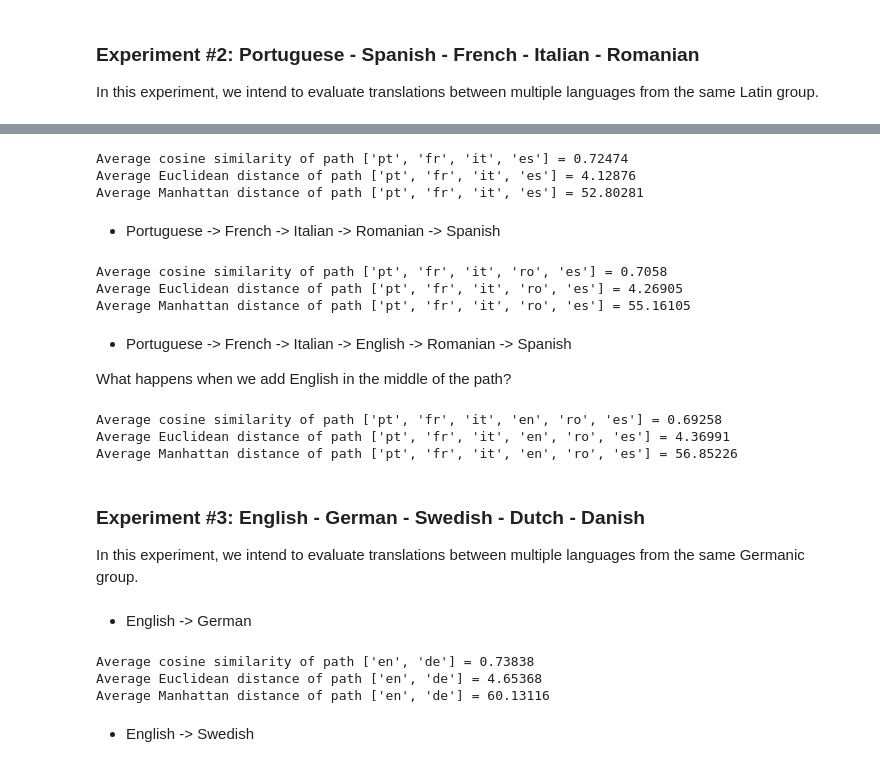
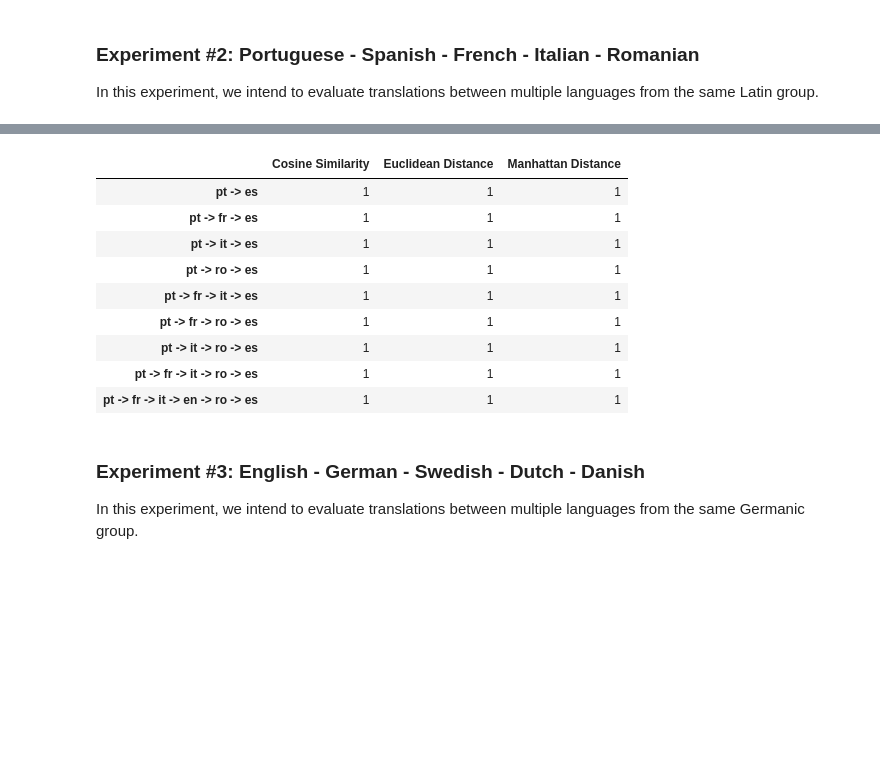
Before and after one commit to AlexSantoss/WordEmbedding-Translator, a Jupyter notebook: Translator.ipynb, the cells around one changed output, grey strips where cells are left out. Drawn from its saved outputs; the diff is of its cells as text; code cells hidden in the pictures; blank space fills up the shorter version.

Commit message:
+Method to avaliate multiple paths

```diff
--- a/Translator.ipynb
+++ b/Translator.ipynb
@@ -39,7 +39,7 @@ def load_files(model_path, sentences_path, limit = None):
 # %% [markdown]
 Defining data path.
 # %%
-FASTTEXT_PATH = 'Datasets/FastText/'
+FASTTEXT_PATH = 'datasets/'
 MASSIVE_PATH = 'Datasets/Amazon_Massive/'
 # %%
 PATHS = {
@@ -614,3 +595,29 @@ def avaliate_path(path):
+# %%
+def avaliate_possible_paths(languages):
+    '''
+    Avaliate possible paths from first to last language on the list, changing the languages in the middle
+
+    Params:
+    -languages: list of languages
+
+    Return:
+    -Dataframe with the score of each path on cossine similarity, euclidean distance and manhattan distance
+
+    Example of usage:
+    avaliate_paths(['pt', 'en', 'es'])
+    '''
+
+    start = languages[0]
+    end = languages[-1]
+
+    paths = [[start, end]]
+    for i in range(len(languages) -2 ):
+        for comb in it.combinations(languages[1:-1], i+1):
+            paths.append([start] + list(comb) + [end])
+
+    scores = [avaliate_path(p) for p in paths]
+    index = [ ' -> '.join(p) for p in paths]
+    return pd.DataFrame(data=scores, columns=['Cosine Similarity', 'Euclidean Distance', 'Manhattan Distance'], index=index)
 # %% [markdown]
 ## 6 - Experiments
 # %%
@@ -692,37 +645,21 @@ Average Manhattan distance of path ['pt', 'fr', 'es'] = 51.72228
-# %%
-avaliate_path(['pt', 'fr', 'it', 'es'])
-# %% [output]
-Average cosine similarity of path ['pt', 'fr', 'it', 'es'] = 0.72474
-Average Euclidean distance of path ['pt', 'fr', 'it', 'es'] = 4.12876
-Average Manhattan distance of path ['pt', 'fr', 'it', 'es'] = 52.80281
-# %% [markdown]
-- Portuguese -> French -> Italian -> Romanian -> Spanish
-# %%
-avaliate_path(['pt', 'fr', 'it', 'ro', 'es'])
-# %% [output]
-Average cosine similarity of path ['pt', 'fr', 'it', 'ro', 'es'] = 0.7058
-Average Euclidean distance of path ['pt', 'fr', 'it', 'ro', 'es'] = 4.26905
-Average Manhattan distance of path ['pt', 'fr', 'it', 'ro', 'es'] = 55.16105
-# %% [markdown]
-- Portuguese -> French -> Italian -> English -> Romanian -> Spanish
-
-What happens when we add English in the middle of the path?
-# %%
-avaliate_path(['pt', 'fr', 'it', 'en', 'ro', 'es'])
-# %% [output]
-Average cosine similarity of path ['pt', 'fr', 'it', 'en', 'ro', 'es'] = 0.69258
-Average Euclidean distance of path ['pt', 'fr', 'it', 'en', 'ro', 'es'] = 4.36991
-Average Manhattan distance of path ['pt', 'fr', 'it', 'en', 'ro', 'es'] = 56.85226
+# %%
+df = avaliate_possible_paths(['pt', 'fr', 'it', 'ro', 'es'])
+
+#add a test with English in the middle
+path = ['pt', 'fr', 'it', 'en', 'ro', 'es']
+df2 = pd.DataFrame(data=[avaliate_path(path)], index=[' -> '.join(path)], columns=df.columns)
+pd.concat([df, df2])
+# %% [output]
+|  | Cosine Similarity | Euclidean Distance | Manhattan Distance |
+| pt -> es | 1 | 1 | 1 |
+| pt -> fr -> es | 1 | 1 | 1 |
+| pt -> it -> es | 1 | 1 | 1 |
+| pt -> ro -> es | 1 | 1 | 1 |
+| pt -> fr -> it -> es | 1 | 1 | 1 |
+| pt -> fr -> ro -> es | 1 | 1 | 1 |
+| pt -> it -> ro -> es | 1 | 1 | 1 |
+| pt -> fr -> it -> ro -> es | 1 | 1 | 1 |
+| pt -> fr -> it -> en -> ro -> es | 1 | 1 | 1 |
 # %% [markdown]
 ### Experiment #3: English - German - Swedish - Dutch - Danish
 In this experiment, we intend to evaluate translations between multiple languages from the same Germanic group.
-# %% [markdown]
-- English -> German
-# %%
-avaliate_path(['en', 'de'])
-# %% [output]
-Average cosine similarity of path ['en', 'de'] = 0.73838
-Average Euclidean distance of path ['en', 'de'] = 4.65368
-Average Manhattan distance of path ['en', 'de'] = 60.13116
-# %% [markdown]
-- English -> Swedish
```
Also changed, not shown: parts of 37 cells of this notebook.
